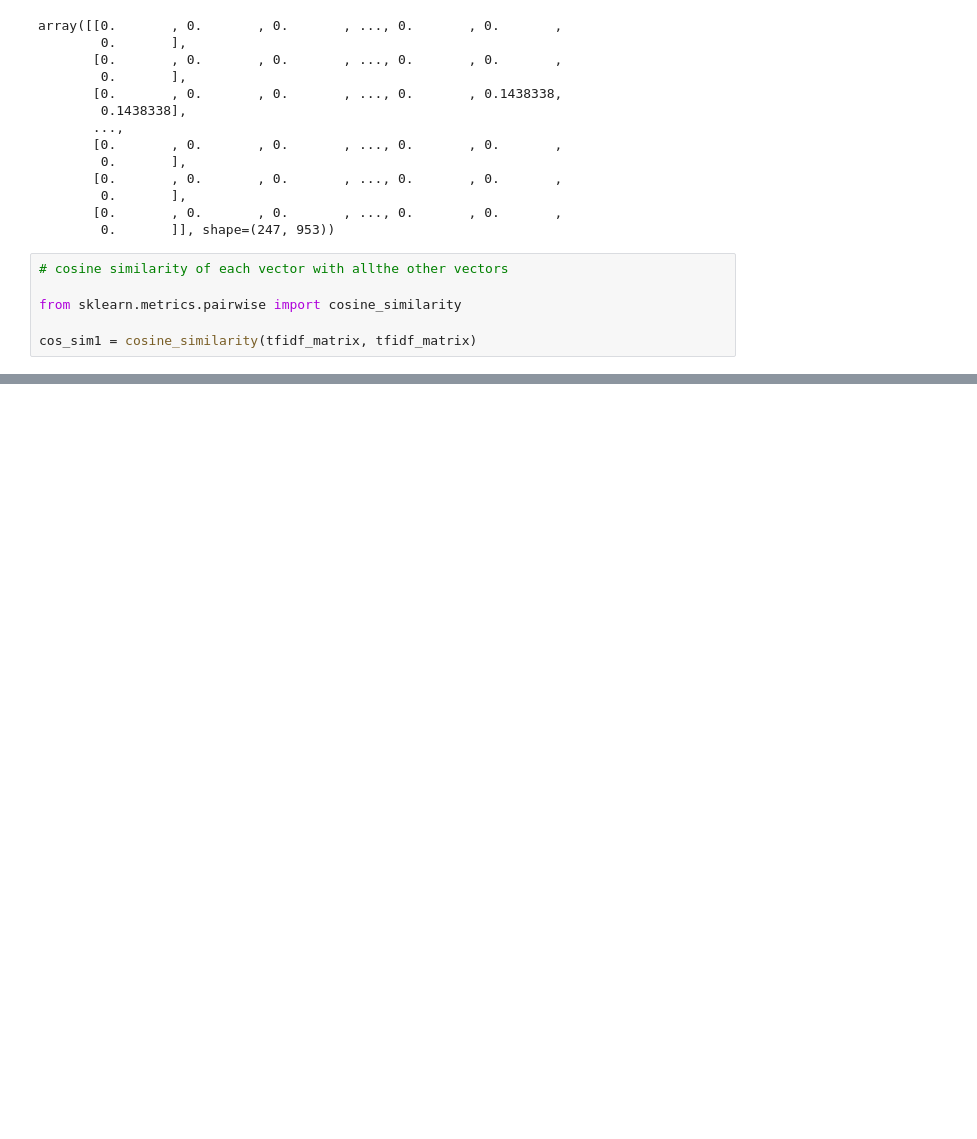
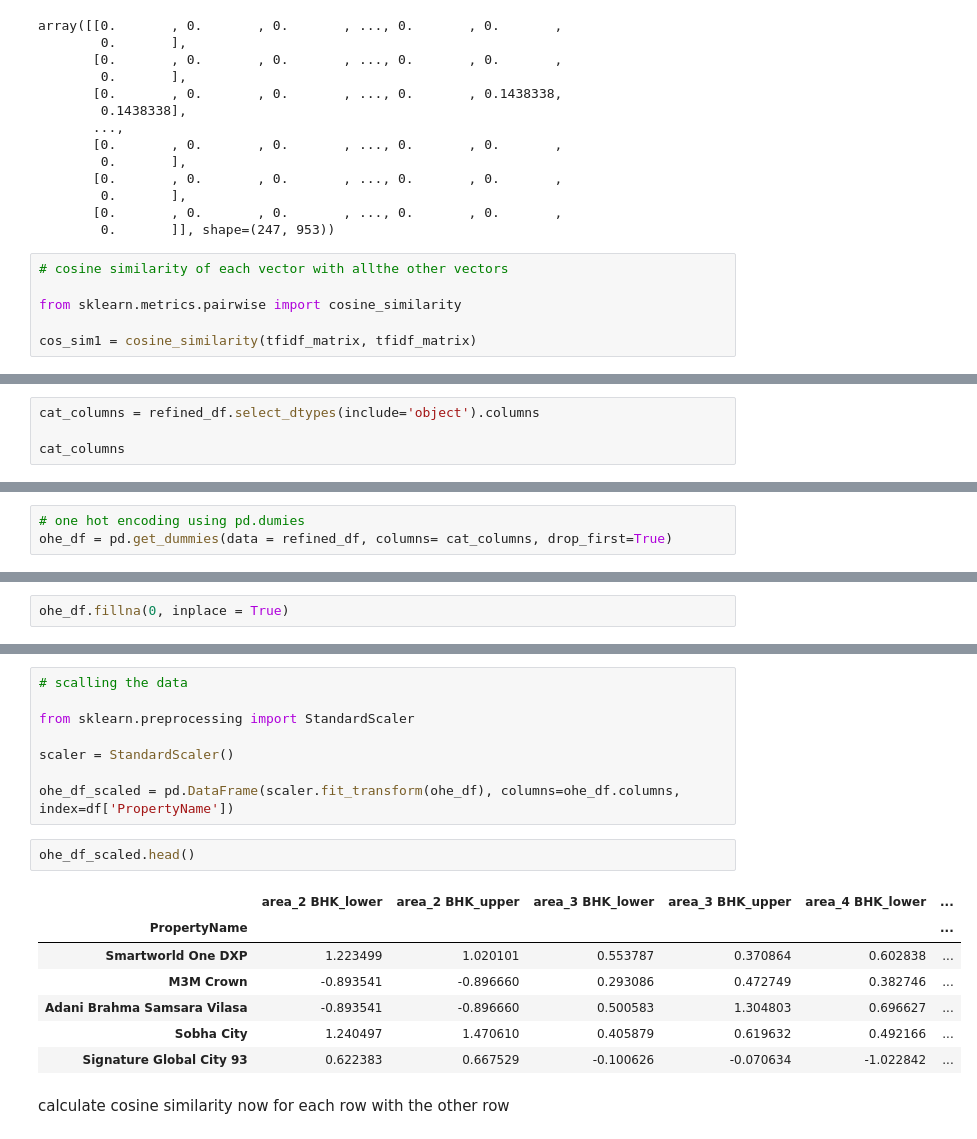
Before and after one commit to akshaypratap008/Real-Estate-Project, a Jupyter notebook: notebooks/recommender-system/1_recommender_system.ipynb, the cells around one changed output, grey strips where cells are left out. Drawn from its saved outputs; the diff is of its cells as text; blank space fills up the shorter version.

```diff
--- a/notebooks/recommender-system/1_recommender_system.ipynb
+++ b/notebooks/recommender-system/1_recommender_system.ipynb
@@ -229,0 +551,4 @@ print(recommend_properties("DLF The Arbour"))
+# %%
+cat_columns = refined_df.select_dtypes(include='object').columns
+
+cat_columns
@@ -229,0 +563,3 @@ print(recommend_properties("DLF The Arbour"))
+# %%
+# one hot encoding using pd.dumies
+ohe_df = pd.get_dummies(data = refined_df, columns= cat_columns, drop_first=True)
@@ -229,0 +570,2 @@ print(recommend_properties("DLF The Arbour"))
+# %%
+ohe_df.fillna(0, inplace = True)
@@ -229,0 +581,20 @@ print(recommend_properties("DLF The Arbour"))
+# %%
+# scalling the data
+
+from sklearn.preprocessing import StandardScaler
+
+scaler = StandardScaler()
+
+ohe_df_scaled = pd.DataFrame(scaler.fit_transform(ohe_df), columns=ohe_df.columns, index=df['PropertyName'])
+# %%
+ohe_df_scaled.head()
+# %% [output]
+|  | area_2 BHK_lower | area_2 BHK_upper | area_3 BHK_lower | area_3 BHK_upper | area_4 BHK_lower | ... |
+| PropertyName |  |  |  |  |  | ... |
+| Smartworld One DXP | 1.223499 | 1.020101 | 0.553787 | 0.370864 | 0.602838 | ... |
+| M3M Crown | -0.893541 | -0.896660 | 0.293086 | 0.472749 | 0.382746 | ... |
+| Adani Brahma Samsara Vilasa | -0.893541 | -0.896660 | 0.500583 | 1.304803 | 0.696627 | ... |
+| Sobha City | 1.240497 | 1.470610 | 0.405879 | 0.619632 | 0.492166 | ... |
+| Signature Global City 93 | 0.622383 | 0.667529 | -0.100626 | -0.070634 | -1.022842 | ... |
+# %% [markdown]
+calculate cosine similarity now for each row with the other row
```
Also changed, not shown: parts of 45 cells of this notebook.
